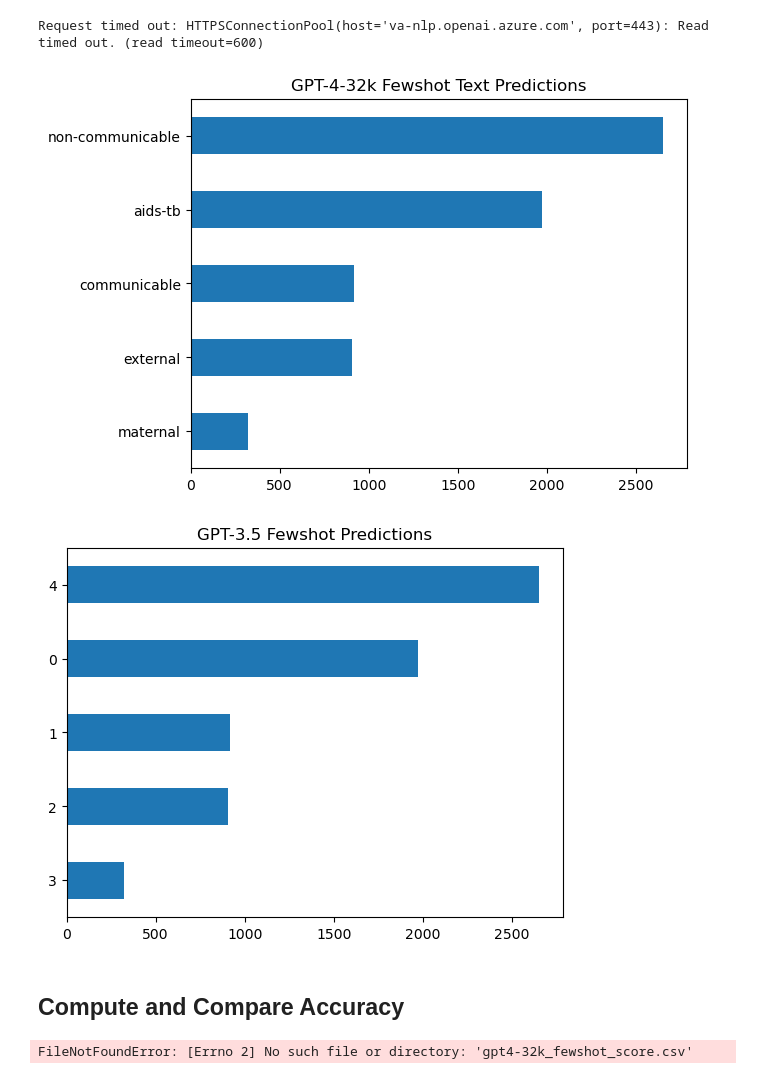
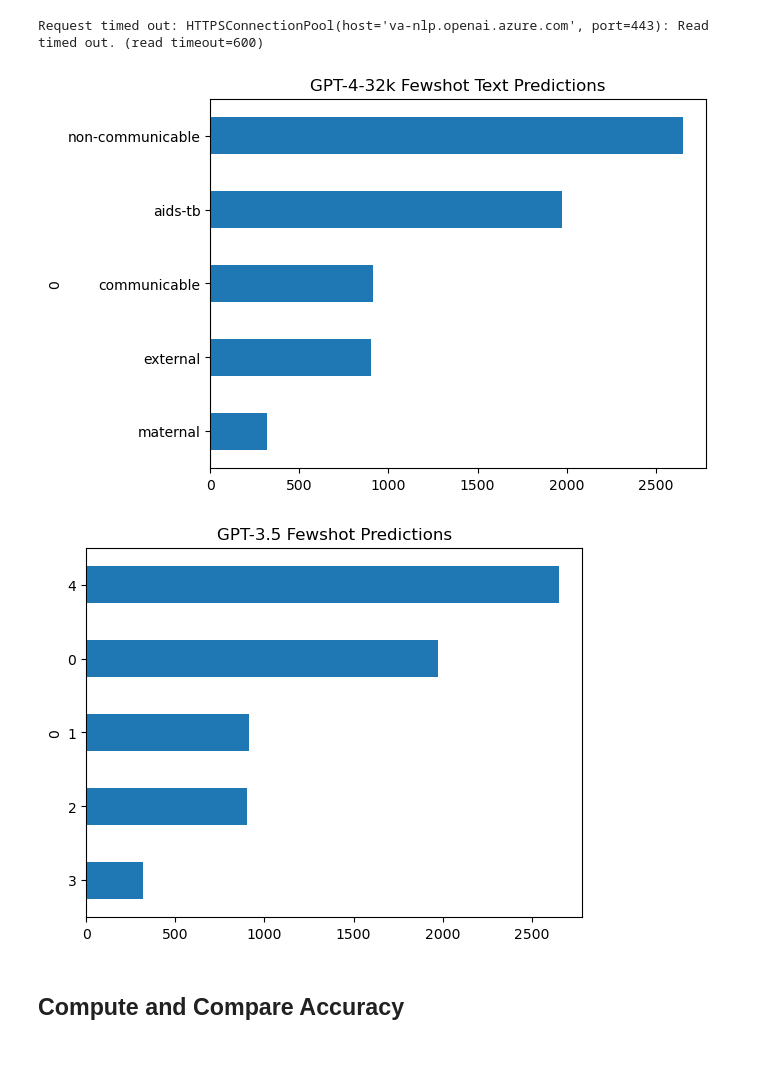
Before and after one commit to avisokay/va_nlp, a Jupyter notebook: src/gpt_nlp/prompt_engineering.ipynb, the cells around one changed output. Drawn from its saved outputs; the diff is of its cells as text; code cells hidden in the pictures.

```diff
--- a/src/gpt_nlp/prompt_engineering.ipynb
+++ b/src/gpt_nlp/prompt_engineering.ipynb
@@ -266,13 +657,16 @@ pd.Series(fewshot_scores).to_csv("gpt432k_fewshot_score.csv", index=False)
+# %%
+fewshot_predictions = pd.read_csv('gpt-4-32k_fewshot_text.csv')
+fewshot_scores = pd.read_csv('gpt-4-32k_fewshot_score.csv')
 # %%
 # plot text score dist
-pd.Series(fewshot_predictions).value_counts().plot.barh(title='GPT-4-32k Fewshot Text Predictions').invert_yaxis()
+pd.Series(fewshot_predictions['0']).value_counts().plot.barh(title='GPT-4-32k Fewshot Text Predictions').invert_yaxis()
 # %% [output]
-[figure, old version]
+[figure, new version]
 # %%
 # plot text score dist
-pd.Series(fewshot_scores).value_counts().plot.barh(title='GPT-3.5 Fewshot Predictions').invert_yaxis()
+pd.Series(fewshot_scores['0']).value_counts().plot.barh(title='GPT-3.5 Fewshot Predictions').invert_yaxis()
 # %% [output]
-[figure, old version]
+[figure, new version]
 # %% [markdown]
 ## Compute and Compare Accuracy
 # %%
@@ -281,9 +675,7 @@ predictions_classic = pd.read_csv('../classic_nlp/baseline_predictions.csv')
 predictions_gtp35_zeroshot = pd.read_csv('gpt35_zeroshot_score.csv')
 predictions_gtp35_fewshot = pd.read_csv('gpt35_fewshot_score.csv')
 predictions_gpt432k_zeroshot = pd.read_csv('gpt4-32k_zeroshot_score.csv')
-predictions_gpt432k_fewshot = pd.read_csv('gpt4-32k_fewshot_score.csv')
+predictions_gpt432k_fewshot = pd.read_csv('gpt-4-32k_fewshot_score.csv')
-# %% [output]
-FileNotFoundError: [Errno 2] No such file or directory: 'gpt4-32k_fewshot_score.csv'
 # %%
 accuracy_df = predictions_classic.copy()
 # accuracy_df['predictions_BERT'] = predictions_bert
```
Also changed, not shown: parts of 35 cells of this notebook, 4 other files.
